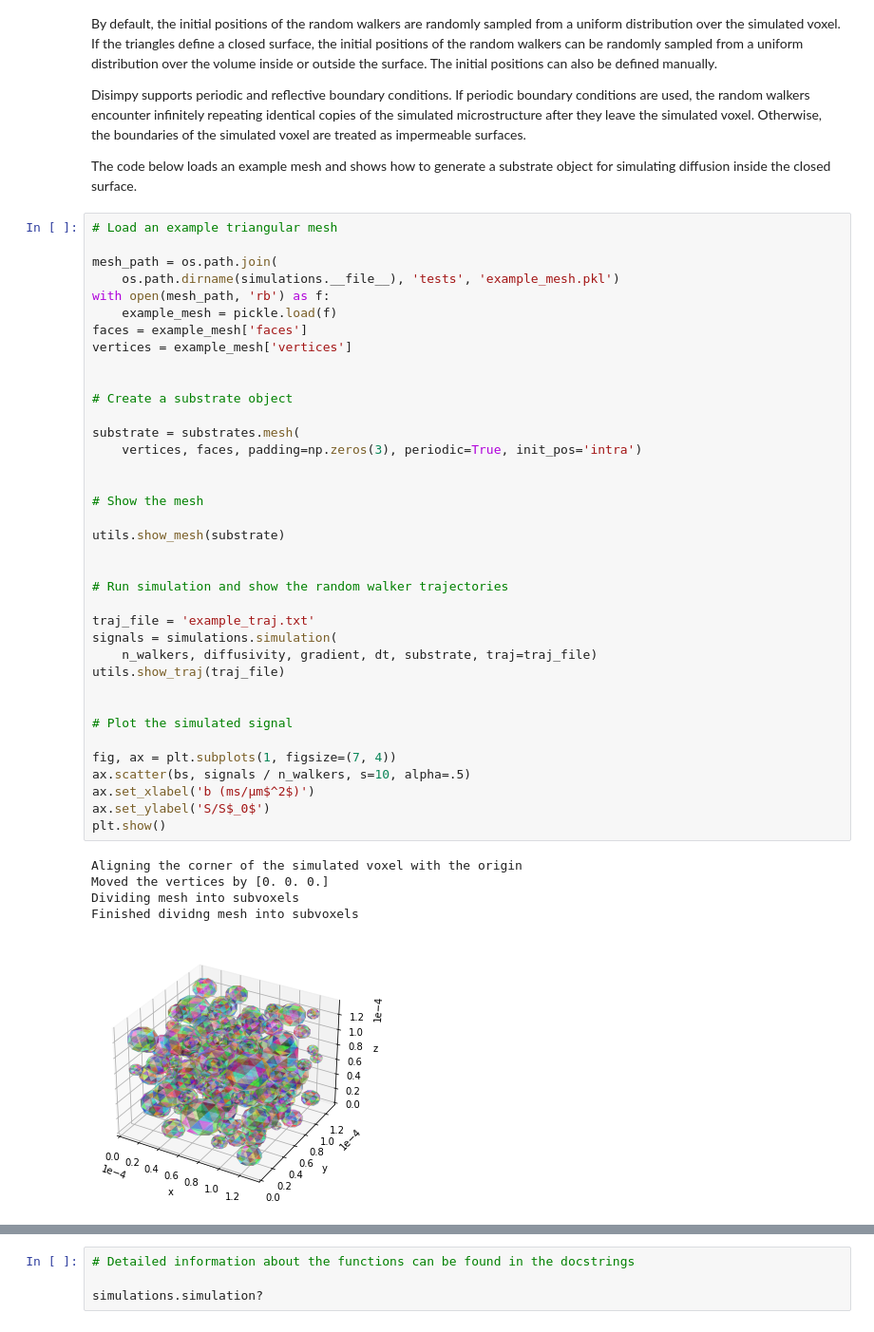
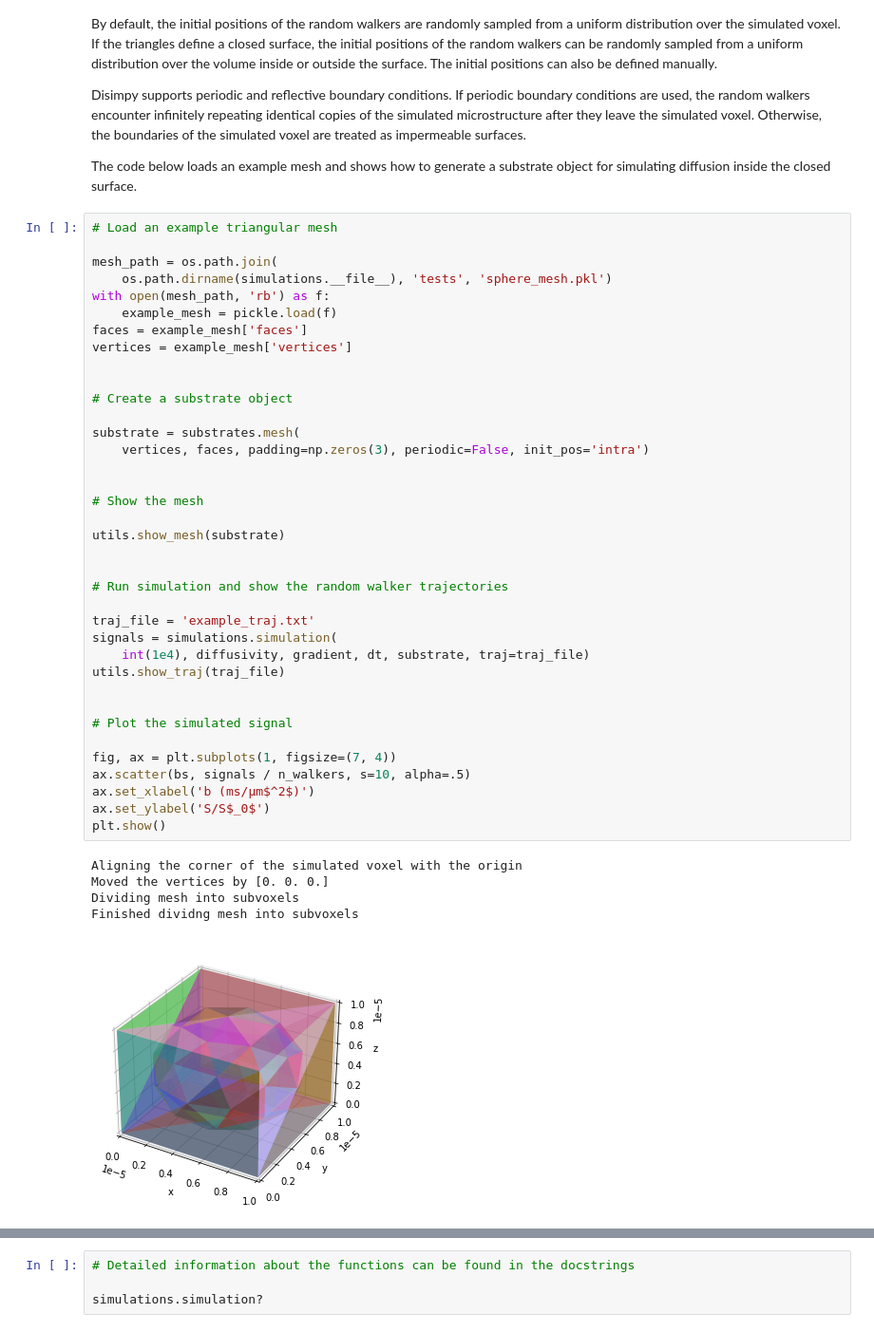
Before and after one commit to kerkelae/disimpy, a Jupyter notebook: docs/source/tutorial.ipynb, the cells around one changed output, grey strips where cells are left out. Shown at 95% size. Saved outputs shown, nothing was run; the diff lists cells and outputs as text.

```diff
--- a/docs/source/tutorial.ipynb
+++ b/docs/source/tutorial.ipynb
@@ -226,7 +229,7 @@ The code below loads an example mesh and shows how to generate a substrate objec
 # Load an example triangular mesh
 
 mesh_path = os.path.join(
-    os.path.dirname(simulations.__file__), 'tests', 'example_mesh.pkl')
+    os.path.dirname(simulations.__file__), 'tests', 'sphere_mesh.pkl')
 with open(mesh_path, 'rb') as f:
     example_mesh = pickle.load(f)
 faces = example_mesh['faces']
@@ -235,34 +238,34 @@ vertices = example_mesh['vertices']
 
 # Create a substrate object
 
 substrate = substrates.mesh(
-    vertices, faces, padding=np.zeros(3), periodic=True, init_pos='intra')
+    vertices, faces, padding=np.zeros(3), periodic=False, init_pos='intra')
 
 
 # Show the mesh
 
 utils.show_mesh(substrate)
 
 
 # Run simulation and show the random walker trajectories
 
 traj_file = 'example_traj.txt'
 signals = simulations.simulation(
-    n_walkers, diffusivity, gradient, dt, substrate, traj=traj_file)
+    int(1e4), diffusivity, gradient, dt, substrate, traj=traj_file)
 utils.show_traj(traj_file)
 
 
 # Plot the simulated signal
 
 fig, ax = plt.subplots(1, figsize=(7, 4))
 ax.scatter(bs, signals / n_walkers, s=10, alpha=.5)
 ax.set_xlabel('b (ms/μm$^2$)')
 ax.set_ylabel('S/S$_0$')
 plt.show()
 # %% [output]
 Aligning the corner of the simulated voxel with the origin
 Moved the vertices by [0. 0. 0.]
 Dividing mesh into subvoxels
 Finished dividng mesh into subvoxels
-[figure, old version]
+[figure, new version]
 Starting simulation
```
Also changed, not shown: parts of 3 cells of this notebook, 7 other files.
